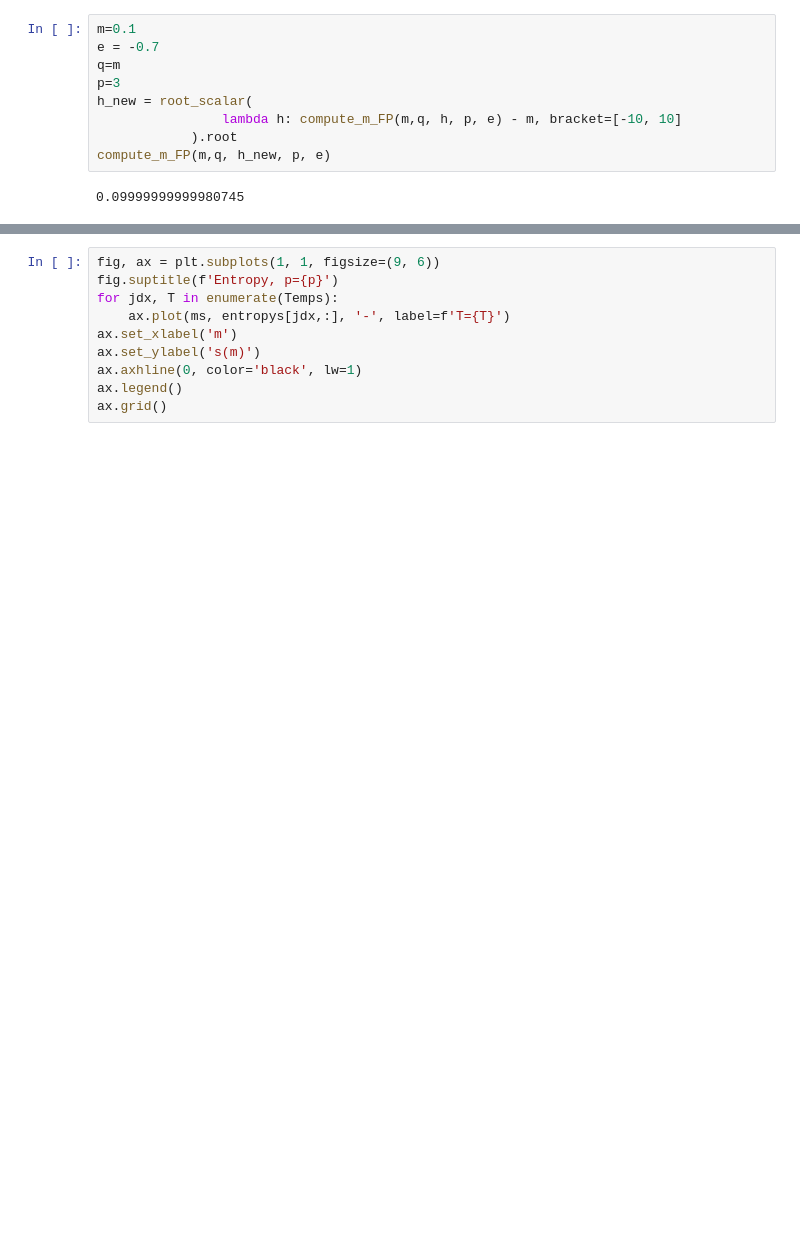
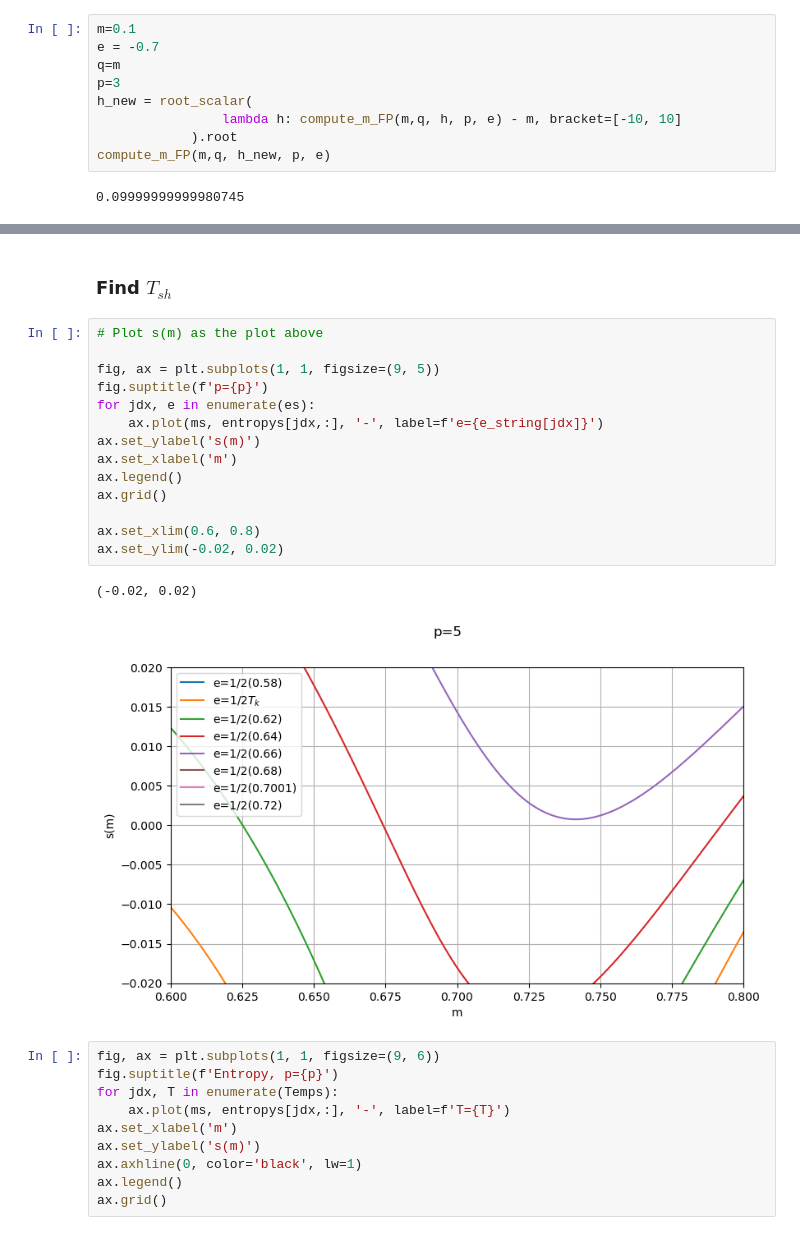
Before and after one commit to mvilucchio/fixed-energy-slice, a Jupyter notebook: RS3spin.ipynb, the cells around one changed output, grey strips where cells are left out. Drawn from its saved outputs; the diff is of its cells as text; blank space fills up the shorter version.

```diff
--- a/RS3spin.ipynb
+++ b/RS3spin.ipynb
@@ -104,3 +112,22 @@ fig.savefig(f'FPpspin_p{p}.png')
+# %% [markdown]
+### Find $T_{sh}$
+# %%
+# Plot s(m) as the plot above
+
+fig, ax = plt.subplots(1, 1, figsize=(9, 5))
+fig.suptitle(f'p={p}')
+for jdx, e in enumerate(es):
+    ax.plot(ms, entropys[jdx,:], '-', label=f'e={e_string[jdx]}')
+ax.set_ylabel('s(m)')
+ax.set_xlabel('m')
+ax.legend()
+ax.grid()
+
+ax.set_xlim(0.6, 0.8)
+ax.set_ylim(-0.02, 0.02)
+# %% [output]
+(-0.02, 0.02)
+[figure, added]
 # %%
 fig, ax = plt.subplots(1, 1, figsize=(9, 6))
 fig.suptitle(f'Entropy, p={p}')
```
Also changed, not shown: parts of 4 cells of this notebook, 1 other file.
